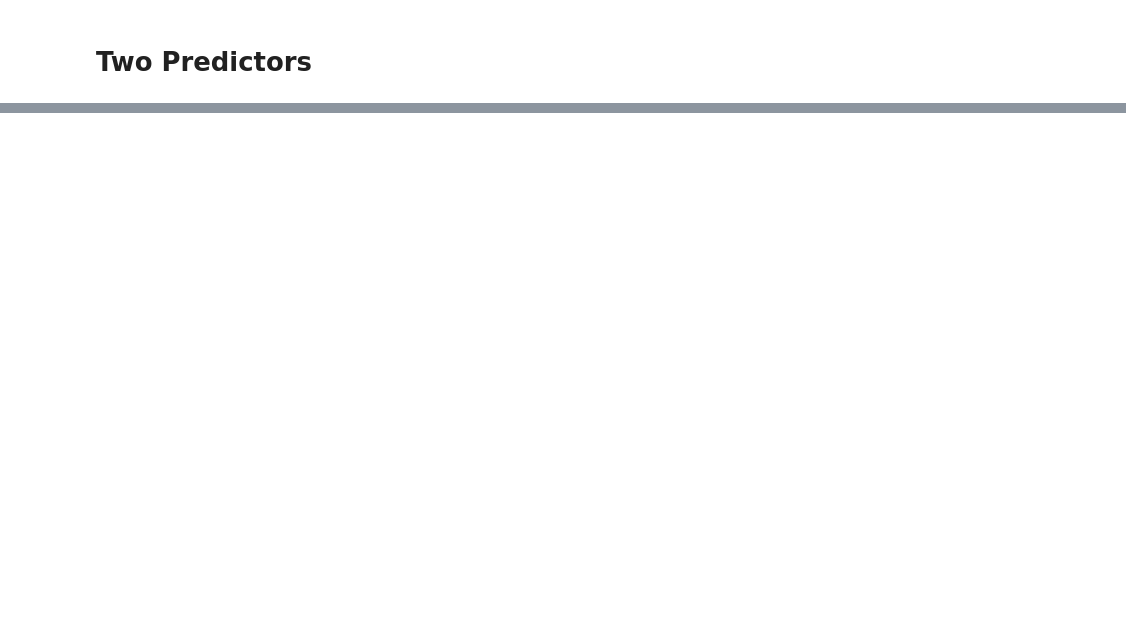
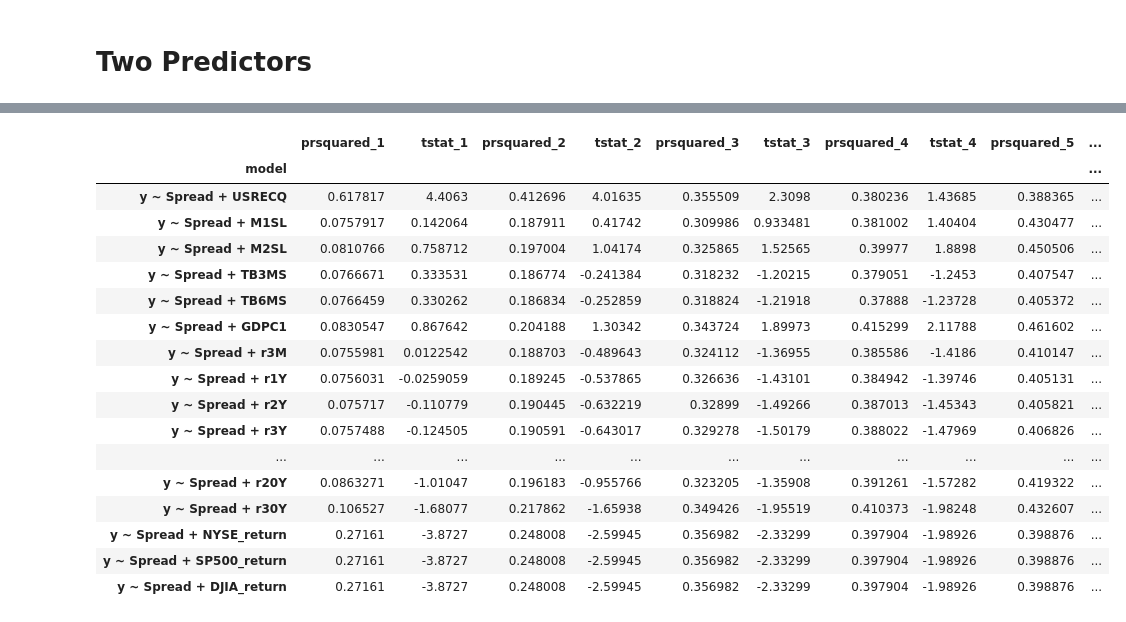
Before and after one commit to Henrywcj/macro_econ, a Jupyter notebook: regression.ipynb, the cells around one changed output, grey strips where cells are left out. Cells and saved outputs as stored; diff of their text form; code cells hidden in the pictures; blank space fills up the shorter version.

```diff
--- a/regression.ipynb
+++ b/regression.ipynb
@@ -112,14 +91,24 @@ pd.DataFrame((names, prsquareds))
 # %% [markdown]
 # Two Predictors
 # %%
-fits = []
-names = []
-prsquareds = []
-for var in df.columns:
-    if var in ['USRECQ', 'Spread']:
-        continue
-    formula = 'USRECQ ~ Spread + ' + var
-    names.append(formula)
-    logitfit = sm.logit(formula = formula, data = df).fit()
-    fits.append(logitfit)
-    prsquareds.append(logitfit.prsquared)
+results = []
+for i in range(1, 9):
+    names = []
+    prsquareds = []
+    tvalues = []
+    df_temp = df.copy()
+    df_temp['y'] = df_temp.USRECQ.shift(-i)
+    for var in df_temp.columns:
+        if var in ['y', 'Spread']:
+            continue
+        formula = 'y ~ Spread + ' + var
+        names.append(formula)
+        #print(formula)
+        logitfit = sm.logit(formula = formula, data = df_temp).fit(maxiter=100, disp=0)
+        tvalues.append(logitfit.tvalues[var])
+        prsquareds.append(logitfit.prsquared)
+    df_temp = pd.DataFrame((names, prsquareds, tvalues)).T
+    df_temp.columns = ['model', 'prsquared_'+str(i) , 'tstat_'+str(i)]
+    df_temp.set_index('model', inplace=True)
+    results.append(df_temp)
+summary = pd.concat(results, axis=1)
@@ -169,0 +115,21 @@ pd.DataFrame((names, prsquareds))
+# %%
+summary
+# %% [output]
+|  | prsquared_1 | tstat_1 | prsquared_2 | tstat_2 | prsquared_3 | tstat_3 | prsquared_4 | tstat_4 | prsquared_5 | ... |
+| model |  |  |  |  |  |  |  |  |  | ... |
+| y ~ Spread + USRECQ | 0.617817 | 4.4063 | 0.412696 | 4.01635 | 0.355509 | 2.3098 | 0.380236 | 1.43685 | 0.388365 | ... |
+| y ~ Spread + M1SL | 0.0757917 | 0.142064 | 0.187911 | 0.41742 | 0.309986 | 0.933481 | 0.381002 | 1.40404 | 0.430477 | ... |
+| y ~ Spread + M2SL | 0.0810766 | 0.758712 | 0.197004 | 1.04174 | 0.325865 | 1.52565 | 0.39977 | 1.8898 | 0.450506 | ... |
+| y ~ Spread + TB3MS | 0.0766671 | 0.333531 | 0.186774 | -0.241384 | 0.318232 | -1.20215 | 0.379051 | -1.2453 | 0.407547 | ... |
+| y ~ Spread + TB6MS | 0.0766459 | 0.330262 | 0.186834 | -0.252859 | 0.318824 | -1.21918 | 0.37888 | -1.23728 | 0.405372 | ... |
+| y ~ Spread + GDPC1 | 0.0830547 | 0.867642 | 0.204188 | 1.30342 | 0.343724 | 1.89973 | 0.415299 | 2.11788 | 0.461602 | ... |
+| y ~ Spread + r3M | 0.0755981 | 0.0122542 | 0.188703 | -0.489643 | 0.324112 | -1.36955 | 0.385586 | -1.4186 | 0.410147 | ... |
+| y ~ Spread + r1Y | 0.0756031 | -0.0259059 | 0.189245 | -0.537865 | 0.326636 | -1.43101 | 0.384942 | -1.39746 | 0.405131 | ... |
+| y ~ Spread + r2Y | 0.075717 | -0.110779 | 0.190445 | -0.632219 | 0.32899 | -1.49266 | 0.387013 | -1.45343 | 0.405821 | ... |
+| y ~ Spread + r3Y | 0.0757488 | -0.124505 | 0.190591 | -0.643017 | 0.329278 | -1.50179 | 0.388022 | -1.47969 | 0.406826 | ... |
+| ... | ... | ... | ... | ... | ... | ... | ... | ... | ... | ... |
+| y ~ Spread + r20Y | 0.0863271 | -1.01047 | 0.196183 | -0.955766 | 0.323205 | -1.35908 | 0.391261 | -1.57282 | 0.419322 | ... |
+| y ~ Spread + r30Y | 0.106527 | -1.68077 | 0.217862 | -1.65938 | 0.349426 | -1.95519 | 0.410373 | -1.98248 | 0.432607 | ... |
+| y ~ Spread + NYSE_return | 0.27161 | -3.8727 | 0.248008 | -2.59945 | 0.356982 | -2.33299 | 0.397904 | -1.98926 | 0.398876 | ... |
+| y ~ Spread + SP500_return | 0.27161 | -3.8727 | 0.248008 | -2.59945 | 0.356982 | -2.33299 | 0.397904 | -1.98926 | 0.398876 | ... |
+| y ~ Spread + DJIA_return | 0.27161 | -3.8727 | 0.248008 | -2.59945 | 0.356982 | -2.33299 | 0.397904 | -1.98926 | 0.398876 | ... |
```
Also changed, not shown: parts of 9 cells of this notebook.
